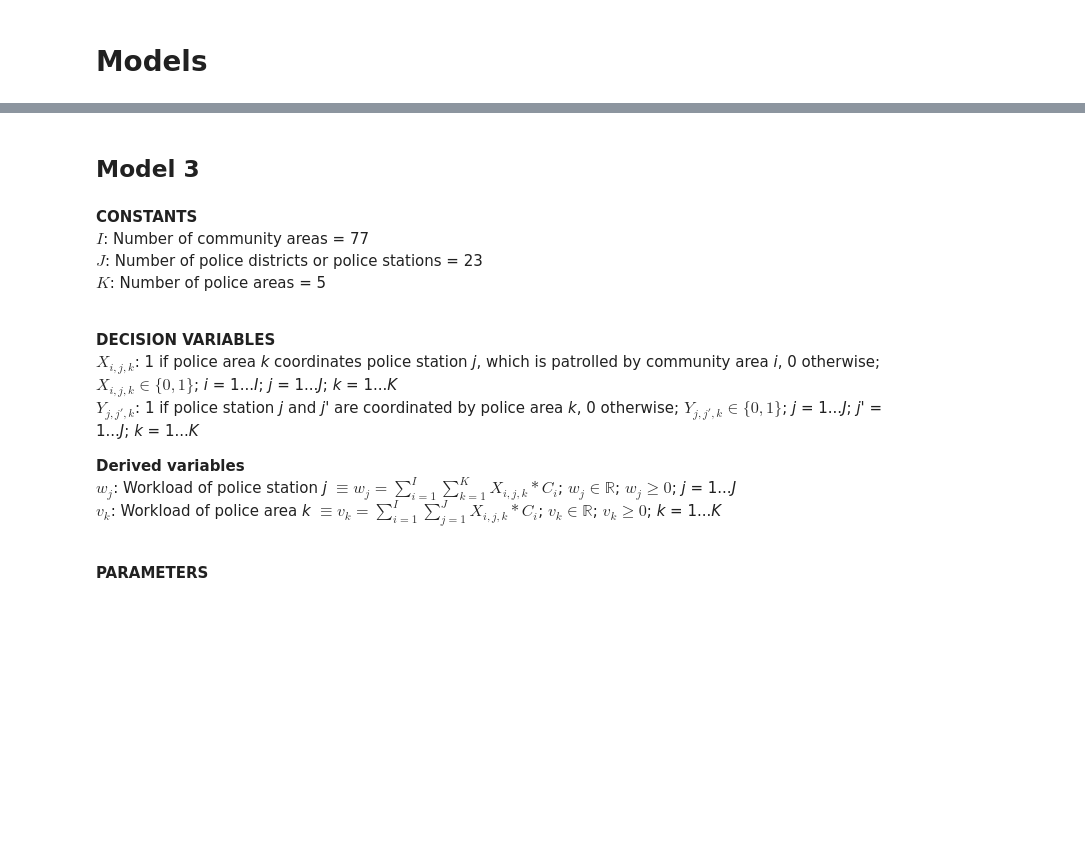
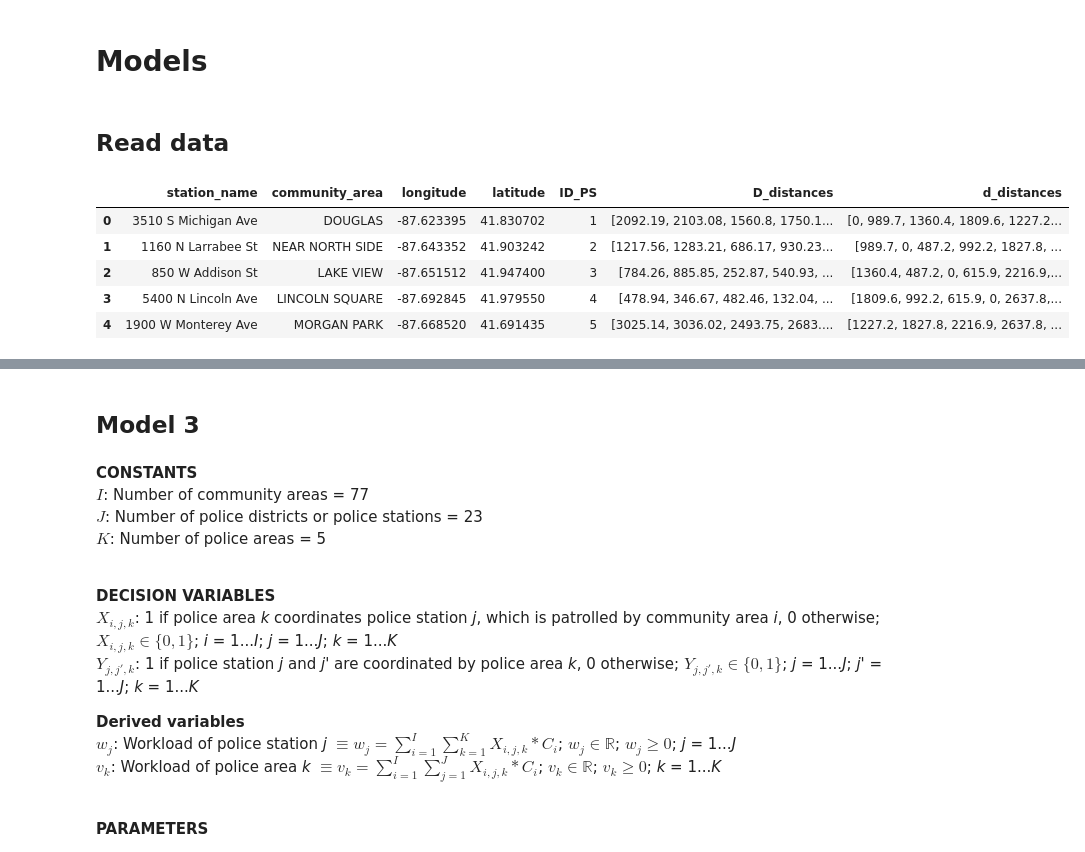
Before and after one commit to aitanarules/police_department_opt, a Jupyter notebook: model_3.ipynb, the cells around one changed output, grey strips where cells are left out. Saved outputs shown, nothing was run; the diff lists cells and outputs as text; code cells hidden in the pictures; blank space fills up the shorter version.

Commit message:
data wrangling: exported to json. model: unfeasible solution

```diff
--- a/model_3.ipynb
+++ b/model_3.ipynb
@@ -1,2 +1,4 @@
 # %% [markdown]
 # Models
+# %% [markdown]
+## Read data
@@ -2,0 +10,12 @@
+# %%
+police_stations = pd.read_json("./new_data/police_stations.json")
+community_areas = pd.read_json("./new_data/community_areas.json")
+# %%
+police_stations.head()
+# %% [output]
+|  | station_name | community_area | longitude | latitude | ID_PS | D_distances | d_distances |
+| 0 | 3510 S Michigan Ave | DOUGLAS | -87.623395 | 41.830702 | 1 | [2092.19, 2103.08, 1560.8, 1750.1... | [0, 989.7, 1360.4, 1809.6, 1227.2... |
+| 1 | 1160 N Larrabee St | NEAR NORTH SIDE | -87.643352 | 41.903242 | 2 | [1217.56, 1283.21, 686.17, 930.23... | [989.7, 0, 487.2, 992.2, 1827.8, ... |
+| 2 | 850 W Addison St | LAKE VIEW | -87.651512 | 41.947400 | 3 | [784.26, 885.85, 252.87, 540.93, ... | [1360.4, 487.2, 0, 615.9, 2216.9,... |
+| 3 | 5400 N Lincoln Ave | LINCOLN SQUARE | -87.692845 | 41.979550 | 4 | [478.94, 346.67, 482.46, 132.04, ... | [1809.6, 992.2, 615.9, 0, 2637.8,... |
+| 4 | 1900 W Monterey Ave | MORGAN PARK | -87.668520 | 41.691435 | 5 | [3025.14, 3036.02, 2493.75, 2683.... | [1227.2, 1827.8, 2216.9, 2637.8, ... |
```
Also changed, not shown: parts of 11 cells of this notebook, 6 other files.
